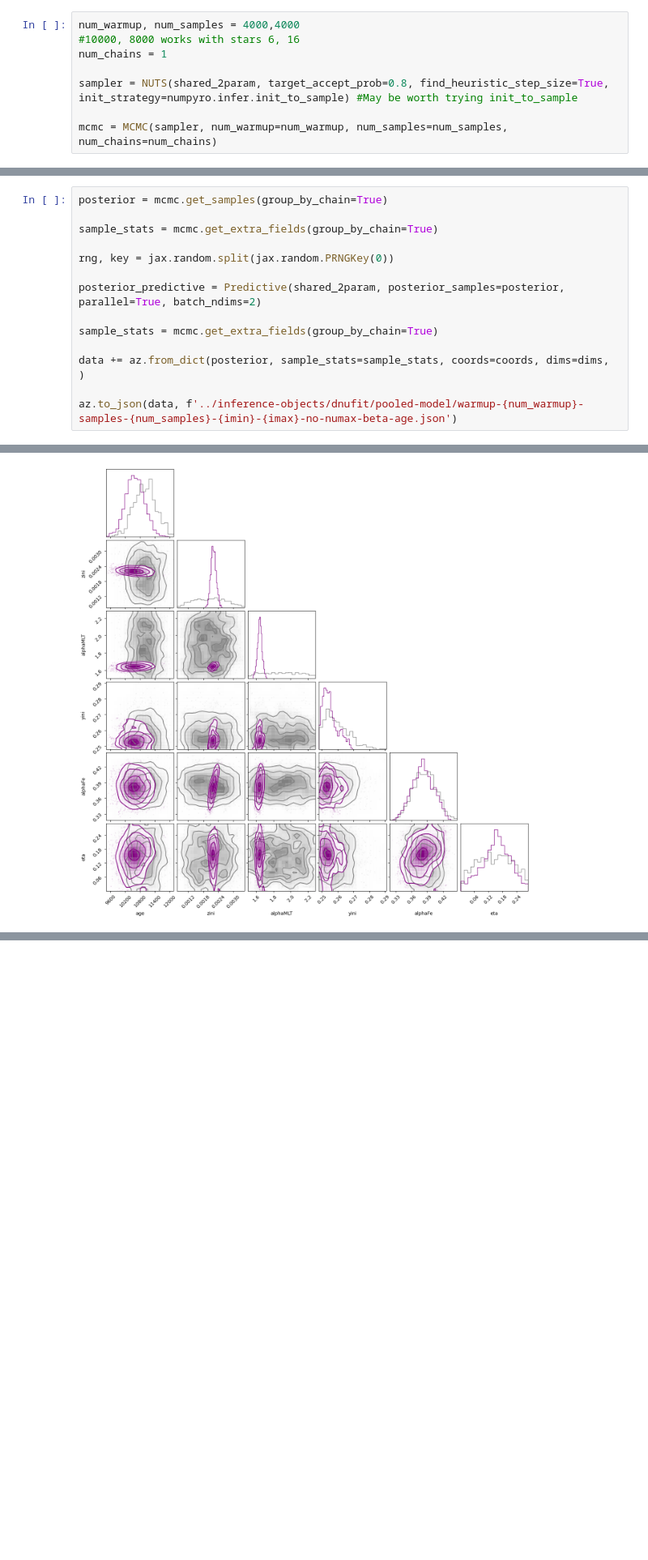
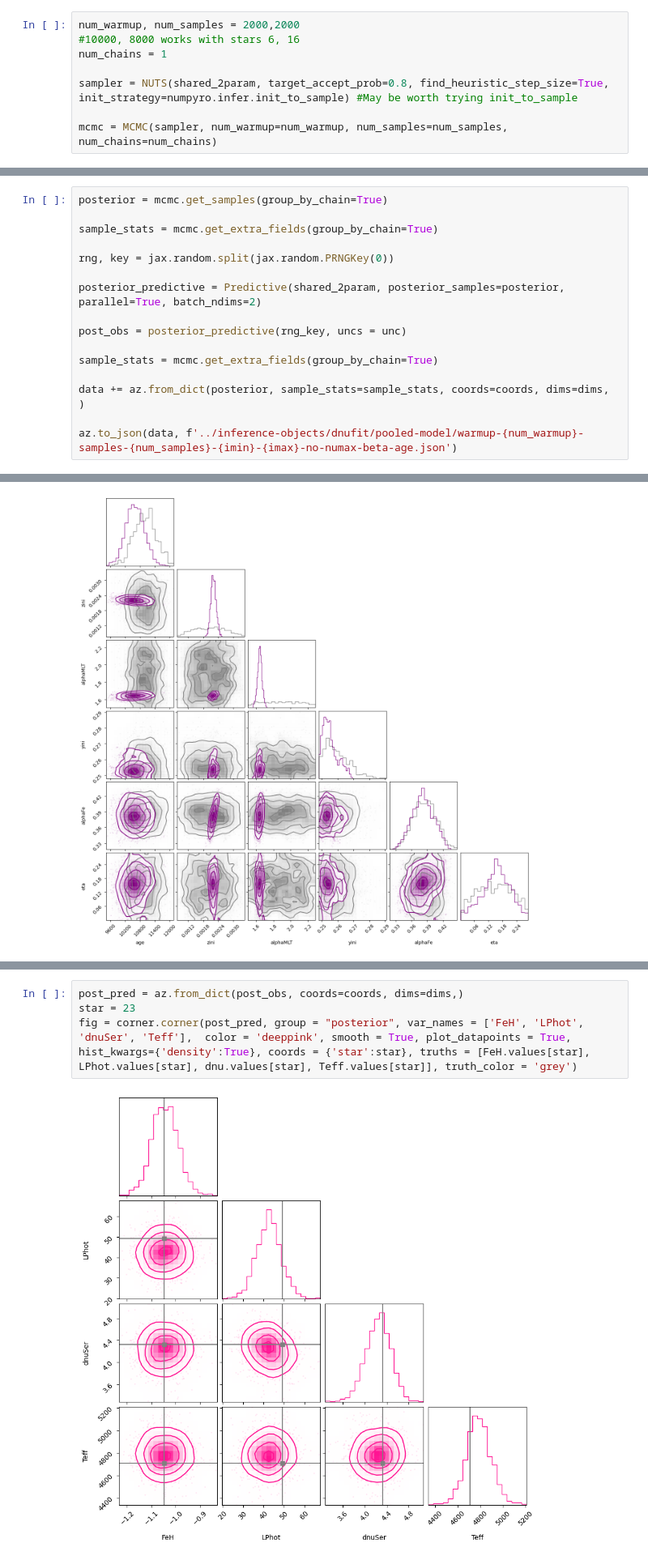
Before and after one commit to ehatt98/M4-hierarchical, a Jupyter notebook: notebooks/pooled-model-metallicities.ipynb, the cells around one changed output, grey strips where cells are left out. Shown at 81% size. Cells and saved outputs as stored; diff of their text form; blank space fills up the shorter version.

Commit message:
posterior predictive added

```diff
--- a/notebooks/pooled-model-metallicities.ipynb
+++ b/notebooks/pooled-model-metallicities.ipynb
@@ -202,7 +203,7 @@ def shared_2param(uncs,  obs = model_outputs.obs_dict):
 
     dnu = numpyro.sample("dnuSer", dist.StudentT(df = 10, loc = 10**(pred[:, 4])/1.0109, scale = uncs['dnuSer']), obs=obs['dnuSer'])
 # %%
-num_warmup, num_samples = 4000,4000
+num_warmup, num_samples = 2000,2000
 #10000, 8000 works with stars 6, 16
 num_chains = 1
 
@@ -273,6 +280,8 @@ rng, key = jax.random.split(jax.random.PRNGKey(0))
 
 posterior_predictive = Predictive(shared_2param, posterior_samples=posterior, parallel=True, batch_ndims=2)
 
+post_obs = posterior_predictive(rng_key, uncs = unc)
+
 sample_stats = mcmc.get_extra_fields(group_by_chain=True)
 
 data += az.from_dict(posterior, sample_stats=sample_stats, coords=coords, dims=dims, )
@@ -298,0 +310,6 @@ plt.show()
+# %%
+post_pred = az.from_dict(post_obs, coords=coords, dims=dims,)
+star = 23
+fig = corner.corner(post_pred, group = "posterior", var_names = ['FeH', 'LPhot', 'dnuSer', 'Teff'],  color = 'deeppink', smooth = True, plot_datapoints = True, hist_kwargs={'density':True}, coords = {'star':star}, truths = [FeH.values[star], LPhot.values[star], dnu.values[star], Teff.values[star]], truth_color = 'grey')
+# %% [output]
+[figure, added]
```
Also changed, not shown: parts of 9 cells of this notebook, 1 other file.
